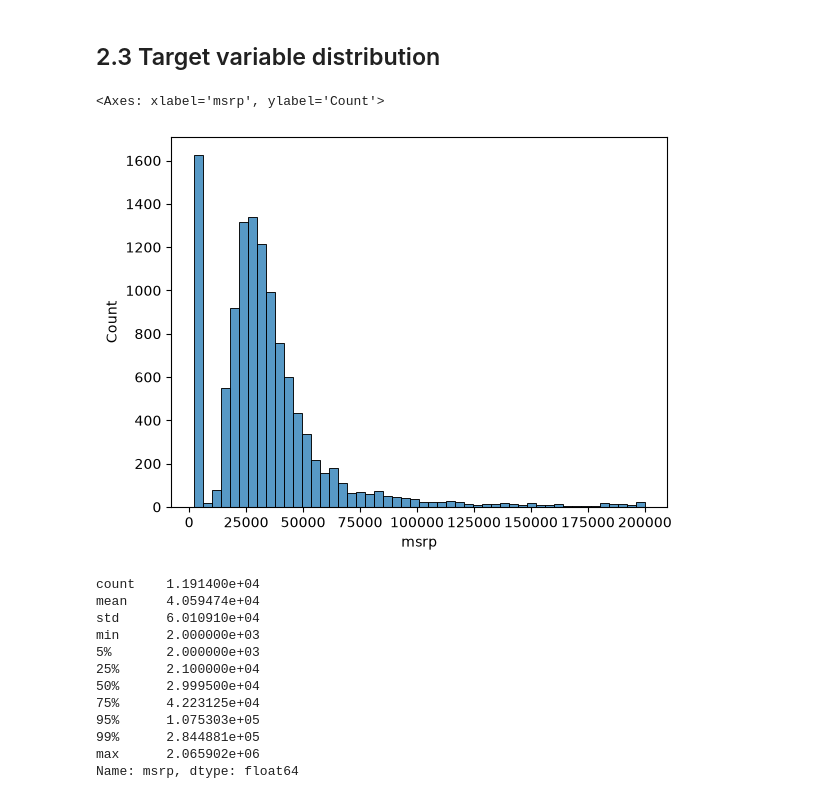
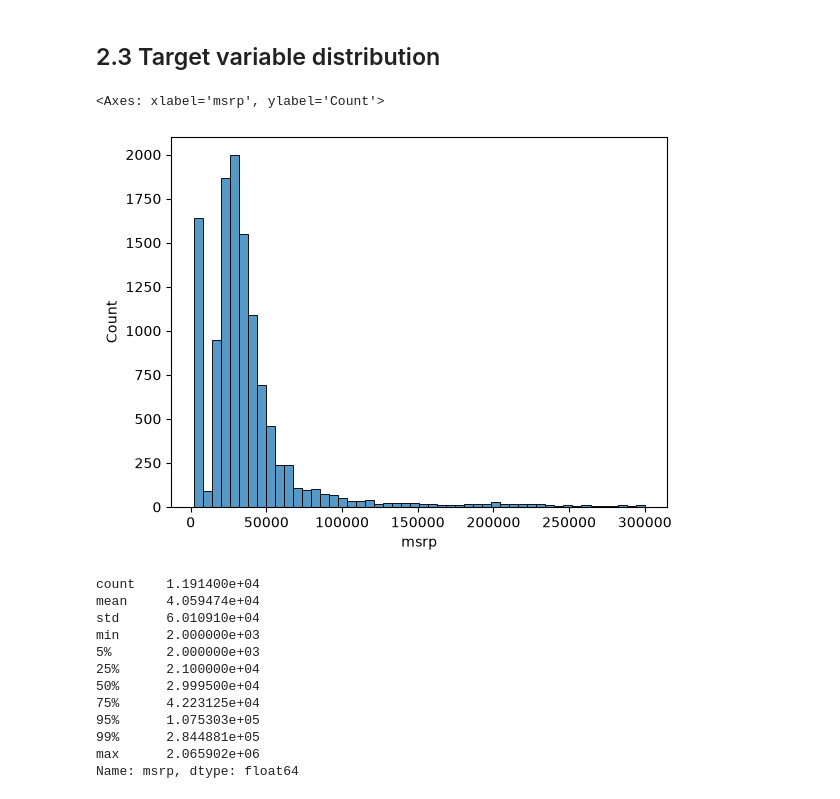
Before and after one commit to muzzidiogo/ml_zoomcamp, a Jupyter notebook: 02-regression/car-price-model.ipynb, the cells around one changed output. Saved outputs shown, nothing was run; the diff lists cells and outputs as text; code cells hidden in the pictures.

```diff
--- a/02-regression/car-price-model.ipynb
+++ b/02-regression/car-price-model.ipynb
@@ -118,10 +119,10 @@ dtype: int64
 # %% [markdown]
 ## 2.3 Target variable distribution
 # %%
-sns.histplot(data.msrp[data.msrp < 200_000], bins=50)
+sns.histplot(data.msrp[data.msrp < 300_000], bins=50)
 # %% [output]
 <Axes: xlabel='msrp', ylabel='Count'>
-[figure, old version]
+[figure, new version]
 # %%
 data.msrp.describe(percentiles=[0.05, 0.25, 0.50, 0.75, 0.95, 0.99])
 # %% [output]
```
Also changed, not shown: parts of 10 cells of this notebook.
